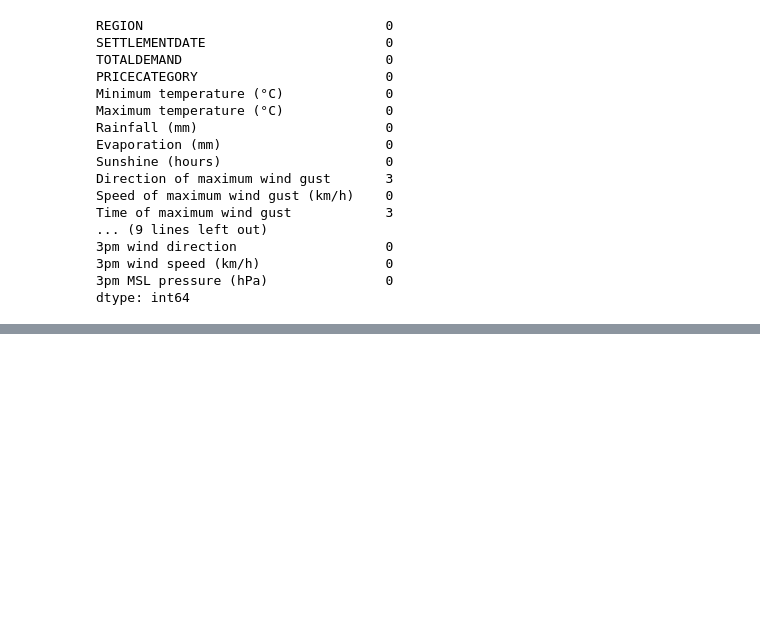
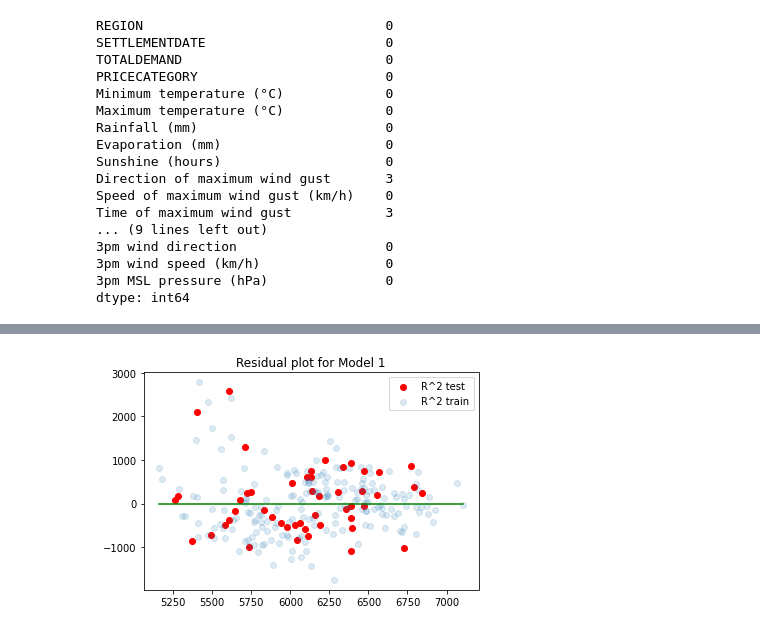
Before and after one commit to SebrinaX/Group8_Assignment2, a Jupyter notebook: Assignment 2 Group 8 Report.ipynb, the cells around one changed output, grey strips where cells are left out. Saved outputs shown, nothing was run; the diff lists cells and outputs as text; code cells hidden in the pictures; blank space fills up the shorter version.

```diff
--- a/Assignment 2 Group 8 Report.ipynb
+++ b/Assignment 2 Group 8 Report.ipynb
@@ -371,0 +201,6 @@ are most valuable for predicting energy usage/price?<b>
+# %%
+# select the variables that seems to have strong linear relationship with the demand for energy usage.
+# We tried different combinations of variables and kept the one that generated the highest R squared score
+
+Y = df['TOTALDEMAND']
+X = df[['Minimum temperature (°C)', '9am Temperature (°C)', '3pm Temperature (°C)']]
@@ -371,0 +268,24 @@ are most valuable for predicting energy usage/price?<b>
+# %%
+# Step 7: Perform residual analysis
+
+# make predictions
+y_pred_test = model.predict(X_test)
+y_pred_train = model.predict(X_train)
+
+# calculate residuals
+residual_test = [true_val - estimated_val for true_val, estimated_val in zip(Y_test, y_pred_test)]
+residual_train = [true_val - estimated_val for true_val, estimated_val in zip(Y_train, y_pred_train)]
+
+# plot residuals
+plt.scatter(y_pred_test, residual_test, label='R^2 test', color='red')
+plt.scatter(y_pred_train, residual_train, label='R^2 train', alpha=0.15)
+
+# plot the 0 line
+plt.plot([min(y_pred_train), max(y_pred_train)], [0,0], color='green')
+
+plt.legend()
+
+plt.title("Residual plot for Model 1")
+plt.show()
+# %% [output]
+[figure, added]
```
Also changed, not shown: parts of 67 cells of this notebook, 4 other files.
